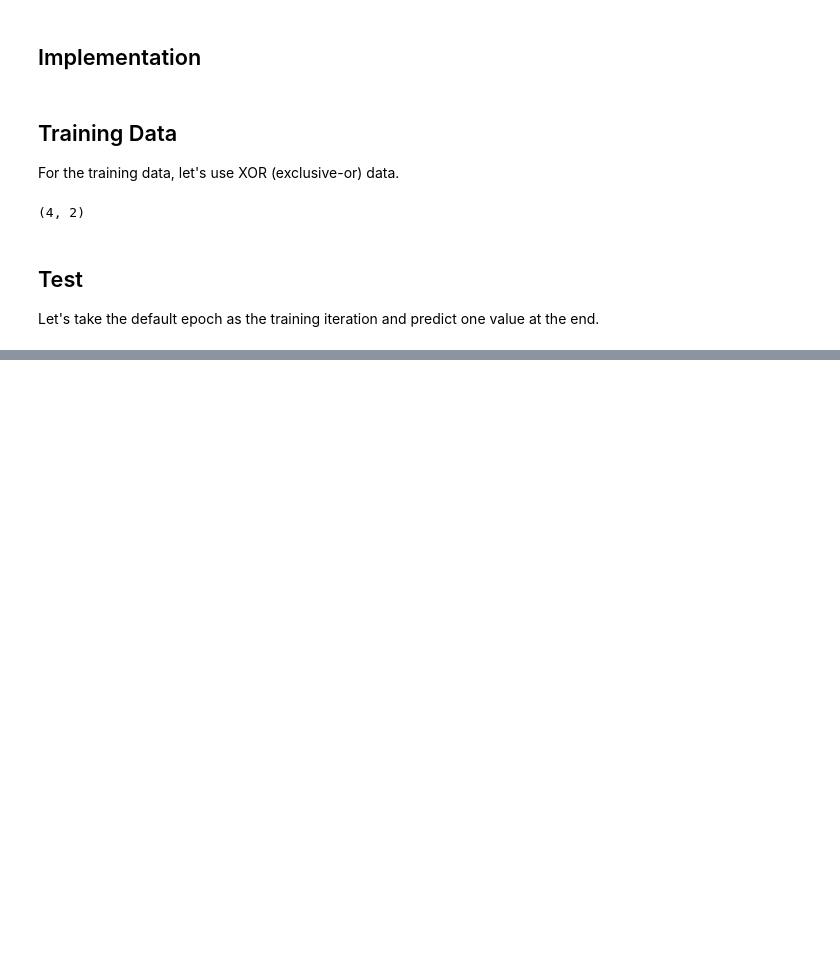
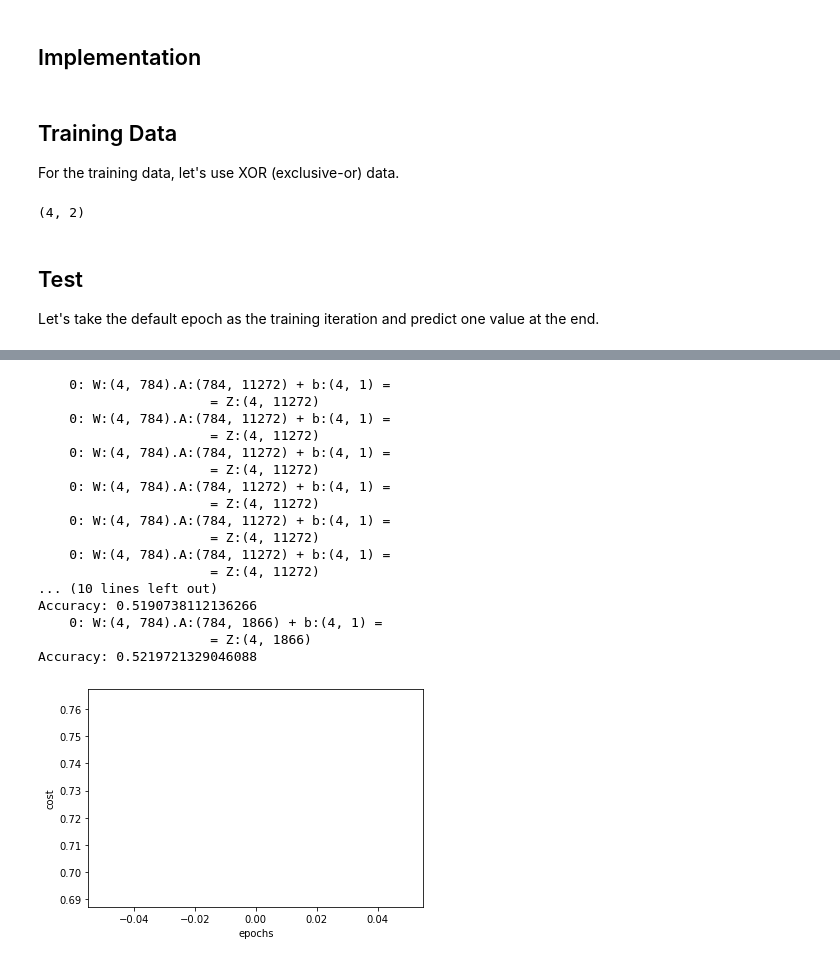
Before and after one commit to changsin/DeepLearningMadeEasy, a Jupyter notebook: 03-simple-neural-network.ipynb, the cells around one changed output, grey strips where cells are left out. Drawn from its saved outputs; the diff is of its cells as text; code cells hidden in the pictures; blank space fills up the shorter version.

```diff
--- a/03-simple-neural-network.ipynb
+++ b/03-simple-neural-network.ipynb
@@ -279,0 +433,37 @@ array([[0.]])
+# %%
+# NUM_OF_CLASSES = 10
+# (train_x, train_y), (test_x, test_y) = mnist.load_data()
+# train_x, test_x = train_x / 255.0, test_x / 255.0
+
+# train_y = to_categorical(train_y, NUM_OF_CLASSES)
+# test_y = to_categorical(test_y, NUM_OF_CLASSES)
+
+# print("train_x's shape: " + str(train_x.shape))
+# print("test_x's shape: " + str(test_x.shape))
+
+layers_dims = [4, 1]
+
+ann = ANN(layers_dims)
+ann.fit(train_x, train_y, learning_rate=0.1, n_iterations=10)
+ann.predict(train_x, train_y)
+ann.predict(test_x, test_y)
+ann.plot_cost()
+# %% [output]
+    0: W:(4, 784).A:(784, 11272) + b:(4, 1) =
+                      = Z:(4, 11272)
+    0: W:(4, 784).A:(784, 11272) + b:(4, 1) =
+                      = Z:(4, 11272)
+    0: W:(4, 784).A:(784, 11272) + b:(4, 1) =
+                      = Z:(4, 11272)
+    0: W:(4, 784).A:(784, 11272) + b:(4, 1) =
+                      = Z:(4, 11272)
+    0: W:(4, 784).A:(784, 11272) + b:(4, 1) =
+                      = Z:(4, 11272)
+    0: W:(4, 784).A:(784, 11272) + b:(4, 1) =
+                      = Z:(4, 11272)
+... (10 lines left out)
+Accuracy: 0.5190738112136266
+    0: W:(4, 784).A:(784, 1866) + b:(4, 1) =
+                      = Z:(4, 1866)
+Accuracy: 0.5219721329046088
+[figure, added]
```
Also changed, not shown: parts of 10 cells of this notebook.
